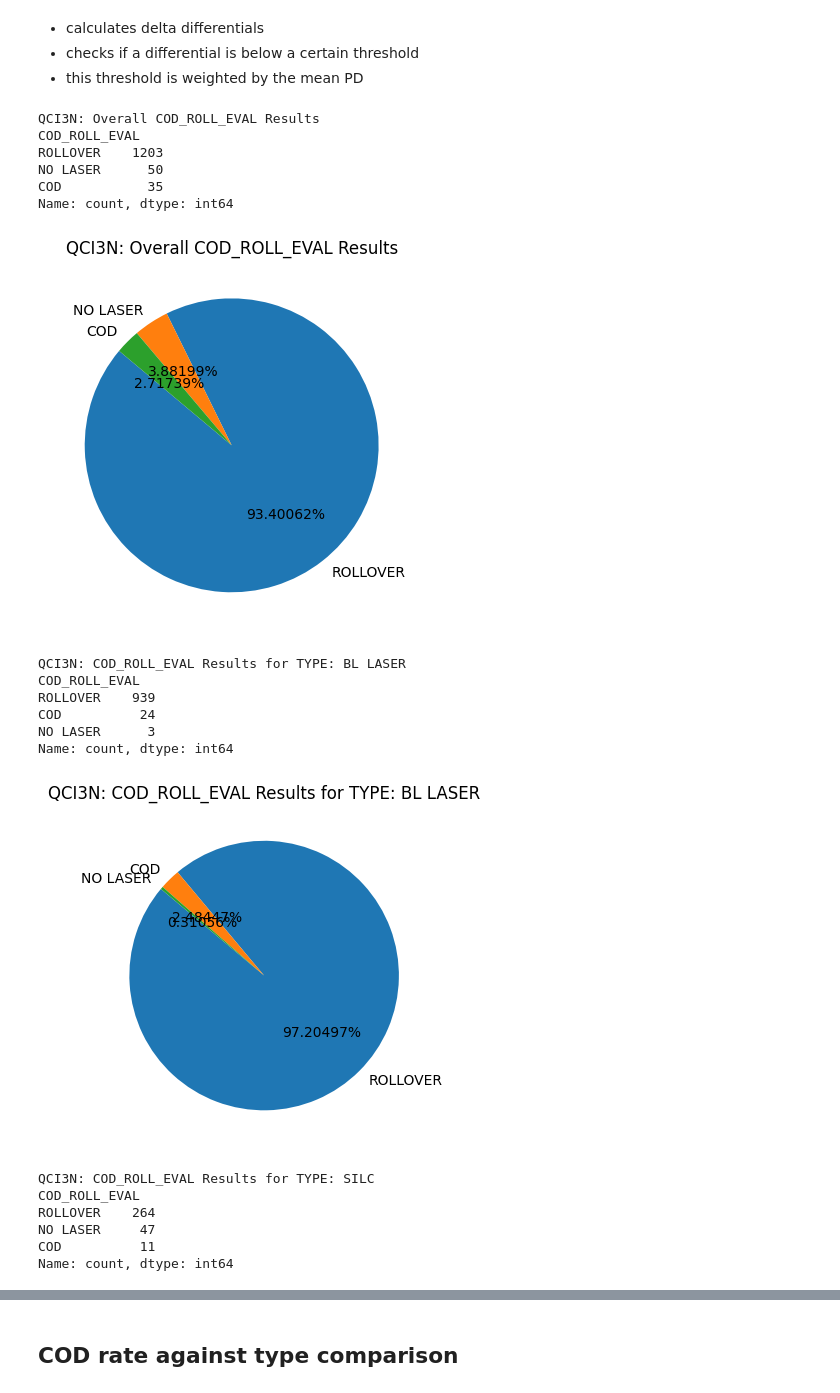
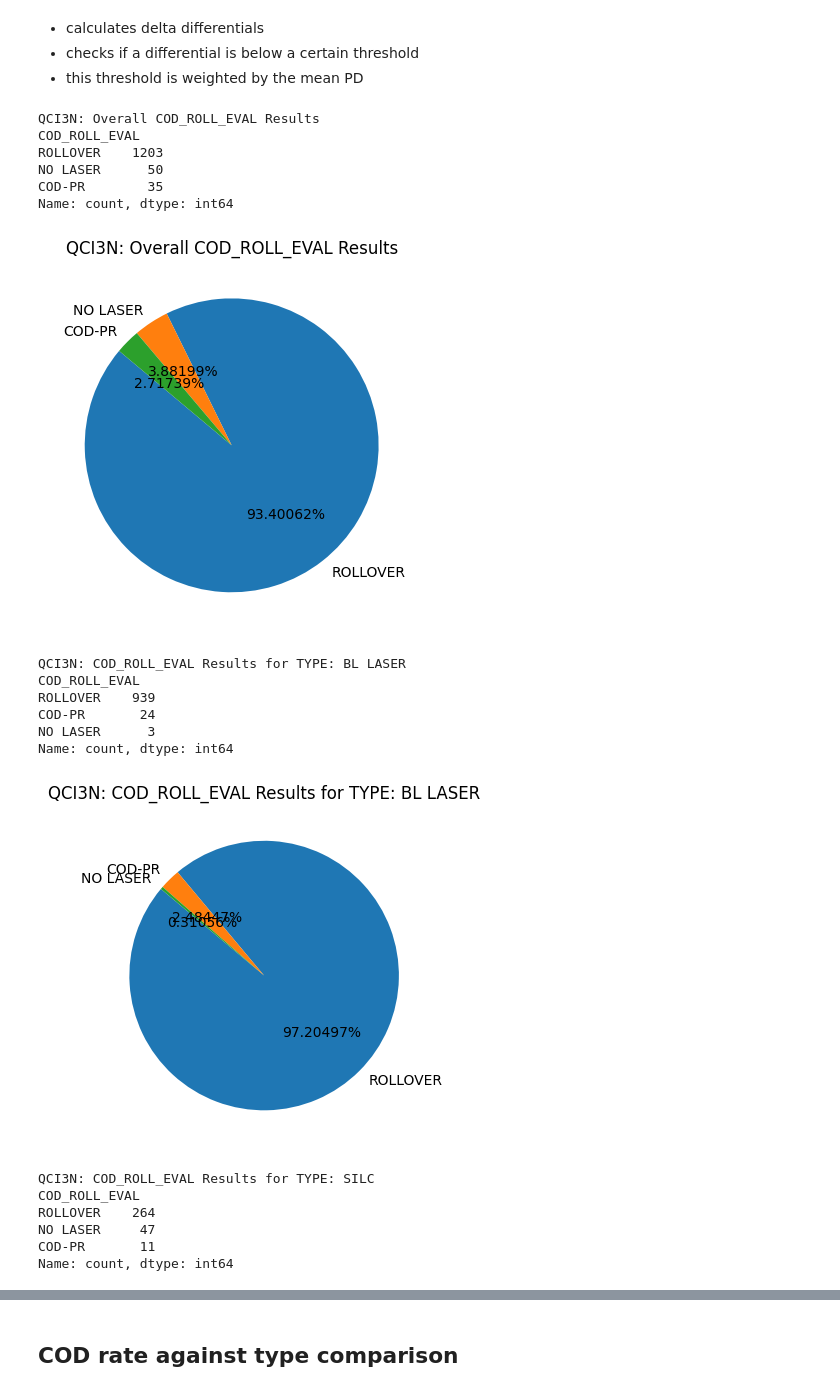
Before and after one commit to VadanKhan/liv-cod-algorithm, a Jupyter notebook: liv_cod_algorithm/cod_algorithm.ipynb, the cells around one changed output, grey strips where cells are left out. Drawn from its saved outputs; the diff is of its cells as text; code cells hidden in the pictures.

Commit message:
COD v2.2: Now Classifies Post Rollover COD as COD-PR and not part of COD counts

```diff
--- a/liv_cod_algorithm/cod_algorithm.ipynb
+++ b/liv_cod_algorithm/cod_algorithm.ipynb
@@ -561,6 +518,13 @@ def raw_sweep_COD_evaluations(df_raw_sweeps, delta_algorithm_min_delta, delta_al
     df_raw_sweeps["CURRENT_AT_SPD"] = df_raw_sweeps.groupby(["TE_LABEL"])["DEV_CURR_AT_SPD"].transform("median")
     df_raw_sweeps.drop(columns=["DEV_CURRENT_AT_PEAK_POWER", "DEV_CURR_AT_SPD"], inplace=True)
 
+    # Adjust COD_ROLL_EVAL, where Post-Rollover COD is classified as COD-PR
+    mask_cod = df_raw_sweeps["COD_ROLL_EVAL"] == "COD"
+
+    df_raw_sweeps.loc[
+        mask_cod & (df_raw_sweeps["CURRENT_AT_SPD"] > df_raw_sweeps["CURRENT_AT_PEAK_POWER"]), "COD_ROLL_EVAL"
+    ] = "COD-PR"
+
     # # Annotate the dV/dI value at the point of COD fail
     # df_raw_sweeps["DV_DI_AT_COD"] = np.where(
     #     (df_raw_sweeps["COD_ROLL_EVAL"] == "COD"),
@@ -572,13 +536,13 @@ def raw_sweep_COD_evaluations(df_raw_sweeps, delta_algorithm_min_delta, delta_al
     # Calculates for only the Minimum Delta
     df_raw_sweeps["POT_FAILMODE"] = df_raw_sweeps["COD_ROLL_EVAL"]
     df_raw_sweeps.loc[
-        (df_raw_sweeps["COD_ROLL_EVAL"] == "COD")
+        df_raw_sweeps["COD_ROLL_EVAL"].isin(["COD", "COD-PR"])
         & (df_raw_sweeps["DELTA"] == df_raw_sweeps["MIN_DELTA"])
         & (df_raw_sweeps["dV/dI"] > 0),
         "POT_FAILMODE",
     ] = "COMD"
     df_raw_sweeps.loc[
-        (df_raw_sweeps["COD_ROLL_EVAL"] == "COD")
+        df_raw_sweeps["COD_ROLL_EVAL"].isin(["COD", "COD-PR"])
         & (df_raw_sweeps["DELTA"] == df_raw_sweeps["MIN_DELTA"])
         & (df_raw_sweeps["dV/dI"] < 0),
         "POT_FAILMODE",
@@ -713,7 +677,7 @@ def generate_COD_wafer_plots_and_summarytable(device_summary, cod_measured_time,
     lower_bound, upper_bound = calculate_confidence_interval_wilsonscore(cod_count, total_count)
 
     # Count the number of ROLLOVERS, CODs, and NO LASERs
-    rollover_count = device_summary[device_summary["COD_ROLL_EVAL"] == "ROLLOVER"].shape[0]
+    rollover_count = device_summary[device_summary["COD_ROLL_EVAL"].isin(["ROLLOVER", "COD-PR"])].shape[0]
     no_laser_count = device_summary[device_summary["COD_ROLL_EVAL"] == "NO LASER"].shape[0]
 
     # Print and plot overall COD_ROLL_EVAL results
@@ -821,45 +785,45 @@ device_summary_tables = []
 wafer_summary_tables = []
 
 for df_raw_sweeps, machine_code, wafer_code, cod_time in zip(
     raw_sweeps_tables, machine_list, wafer_codes, file_cod_times
 ):
     df_raw_sweeps = raw_sweep_COD_evaluations(df_raw_sweeps, DELTA_ALGORITHM_MIN_DELTA, DELTA_ALGORITHM_MAX_PD)
     annotated_sweeps_tables.append(df_raw_sweeps)
     # Save each raw sweeps dataframe to a CSV file
     df_raw_sweeps.to_csv(EXPORTS_FILEPATH / f"{ANALYSIS_RUN_NAME}_{wafer_code}_raw_sweeps.csv", index=False)
 
     device_summary = generate_COD_device_summary_table(df_raw_sweeps)
     device_summary_tables.append(device_summary)
     # Save each device summary to a CSV file
     device_summary.to_csv(EXPORTS_FILEPATH / f"{ANALYSIS_RUN_NAME}_{wafer_code}_device_summary.csv", index=False)
 
     wafer_summary_table = generate_COD_wafer_plots_and_summarytable(device_summary, cod_time, wafer_code, machine_code)
     wafer_summary_tables.append(wafer_summary_table)
 
 
 # Concatenate individual wafer summary tables into one dataframe for all the wafers analysed
 final_wafer_summary_table = pd.concat(wafer_summary_tables, ignore_index=True)
 
 # Save the final wafer summary table to a CSV file
 final_wafer_summary_table.to_csv(EXPORTS_FILEPATH / f"{ANALYSIS_RUN_NAME}_wafer_summary.csv", index=False)
 # %% [output]
 QCI3N: Overall COD_ROLL_EVAL Results
 COD_ROLL_EVAL
 ROLLOVER    1203
 NO LASER      50
-COD           35
+COD-PR        35
 Name: count, dtype: int64
-[figure, old version]
+[figure, new version]
 QCI3N: COD_ROLL_EVAL Results for TYPE: BL LASER
 COD_ROLL_EVAL
 ROLLOVER    939
-COD          24
+COD-PR       24
 NO LASER      3
 Name: count, dtype: int64
-[figure, old version]
+[figure, new version]
 QCI3N: COD_ROLL_EVAL Results for TYPE: SILC
 COD_ROLL_EVAL
 ROLLOVER    264
 NO LASER     47
-COD          11
+COD-PR       11
 Name: count, dtype: int64
```
Also changed, not shown: parts of 3 cells of this notebook.
